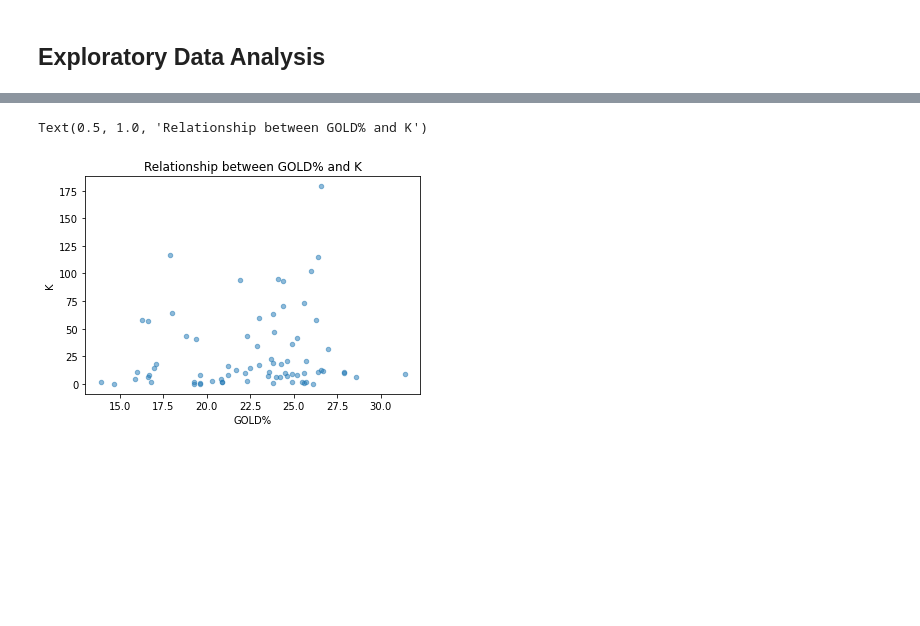
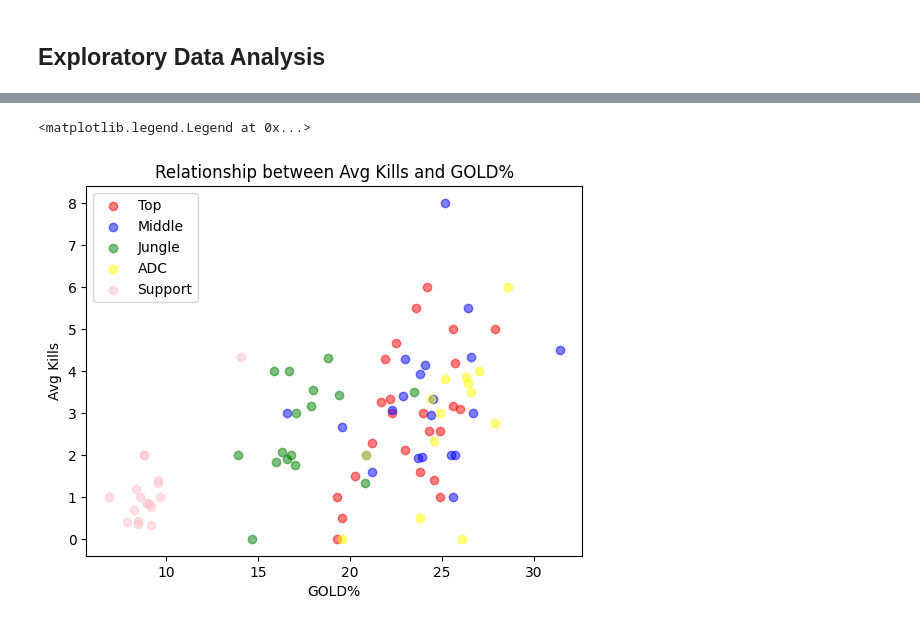
Before and after one commit to Joseph-Ano/League-of-Legends-dataset-visualization, a Jupyter notebook: S13 MCO1 Group8.ipynb, the cells around one changed output, grey strips where cells are left out. Drawn from its saved outputs; the diff is of its cells as text; code cells hidden in the pictures; blank space fills up the shorter version.

```diff
--- a/S13 MCO1 Group8.ipynb
+++ b/S13 MCO1 Group8.ipynb
@@ -167,5 +167,5 @@ The data type of most of the variables in our current data set is incorrect sinc
 # %%
-lol_df = lol_df.astype({'A': float, 'K': float, 'DMG%': float, 'GOLD%': float, 'XPD10': float, 'CSD10': float, 'KP': float,})
+lol_df = lol_df.astype({'CSPM': float, 'K': int, 'A': int, 'DMG%': float, 'GOLD%': float})
 lol_df.info()
 # %% [output]
 <class 'pandas.core.frame.DataFrame'>
@@ -305,0 +232,6 @@ other_df = lol_df.drop(support_df.index)
+# %%
+lol_df['Avg Kills'] = lol_df['K'] /  lol_df['GP']
+lol_df.hist('Avg Kills', edgecolor='w', bins=15)
+plt.xlabel("Average Kills")
+plt.ylabel("No of entries")
+plt.title('Average Kills')
@@ -344,7 +322,29 @@ Let's take a look at the scatter plot of GOLD% to Kills (K).
 # %%
-other_df.plot.scatter(x='GOLD%', y='K', alpha=0.5)
-plt.title('Relationship between GOLD% and K')
+x = lol_df.loc[lol_df["Pos"] == "Top", 'GOLD%']
+y = lol_df.loc[lol_df["Pos"] == "Top", 'Avg Kills']
+plt.scatter(x, y, color='red', alpha=0.5)
+
+x = lol_df.loc[lol_df["Pos"] == "Middle", 'GOLD%']
+y = lol_df.loc[lol_df["Pos"] == "Middle", 'Avg Kills']
+plt.scatter(x, y, color='blue', alpha=0.5)
+
+x = lol_df.loc[lol_df["Pos"] == "Jungle", 'GOLD%']
+y = lol_df.loc[lol_df["Pos"] == "Jungle", 'Avg Kills']
+plt.scatter(x, y, color='green', alpha=0.5)
+
+x = lol_df.loc[lol_df["Pos"] == "ADC", 'GOLD%']
+y = lol_df.loc[lol_df["Pos"] == "ADC", 'Avg Kills']
+plt.scatter(x, y, color='yellow', alpha=0.5)
+
+x = lol_df.loc[lol_df["Pos"] == "Support", 'GOLD%']
+y = lol_df.loc[lol_df["Pos"] == "Support", 'Avg Kills']
+plt.scatter(x, y, color='pink', alpha=0.5)
+
+plt.title('Relationship between Avg Kills and GOLD%')
+plt.xlabel("GOLD%")
+plt.ylabel("Avg Kills")
+plt.legend(['Top', 'Middle', 'Jungle', 'ADC', 'Support'])
 # %% [output]
-Text(0.5, 1.0, 'Relationship between GOLD% and K')
+<matplotlib.legend.Legend at 0x...>
-[figure, old version]
+[figure, new version]
 # %% [markdown]
```
Also changed, not shown: parts of 64 cells of this notebook.
